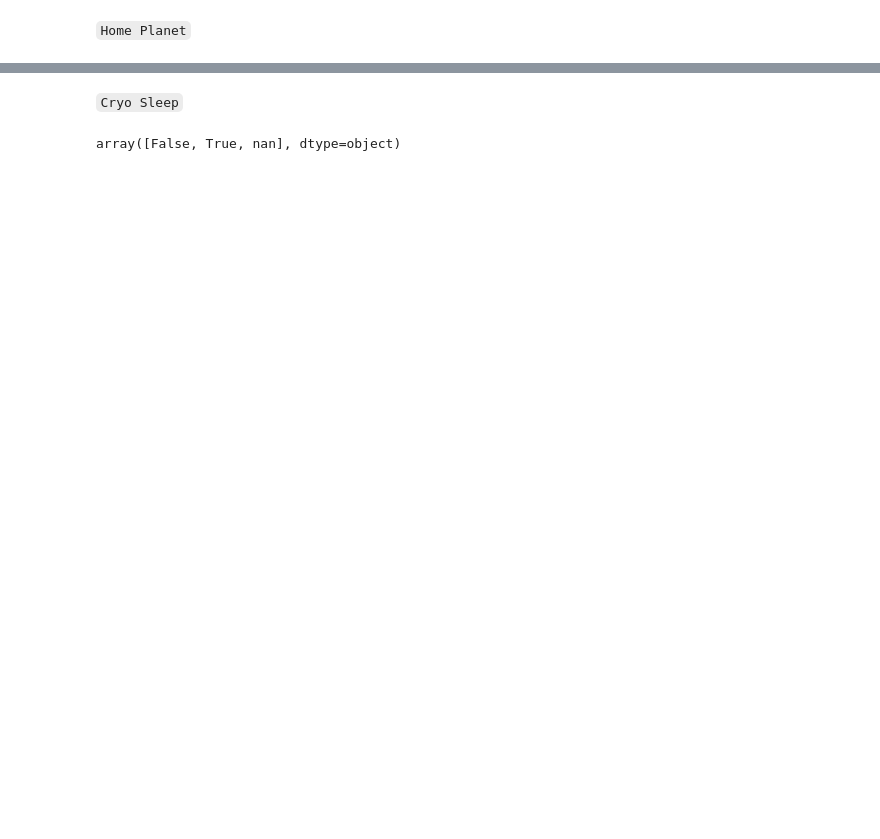
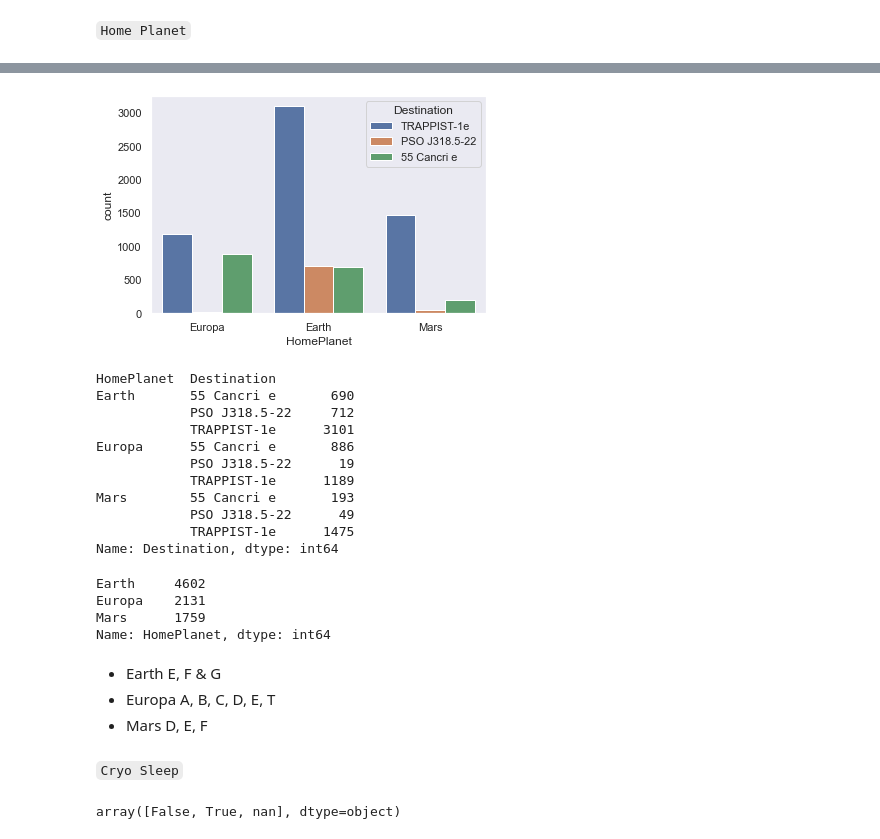
Before and after one commit to SZhafiri/Kagge_Spaceship_Titanic, a Jupyter notebook: First Look.ipynb, the cells around one changed output, grey strips where cells are left out. Drawn from its saved outputs; the diff is of its cells as text; code cells hidden in the pictures; blank space fills up the shorter version.

```diff
--- a/First Look.ipynb
+++ b/First Look.ipynb
@@ -184 +244,3 @@ train['PassengerId'].value_counts().head()
 Name: PassengerId, dtype: int64
+# %%
+train[['PassengerGroup', 'PassengerNo']] = train['PassengerId'].str.split('_', expand=True)
@@ -191,3 +338,32 @@ array(['Europa', 'Earth', 'Mars', nan], dtype=object)
+# %%
+sns.countplot(x='HomePlanet', hue='Destination', data=train)
+plt.show()
+
+train.groupby(['HomePlanet', 'Destination']).Destination.agg(len)
+# %% [output]
+[figure, added]
+HomePlanet  Destination
+Earth       55 Cancri e       690
+            PSO J318.5-22     712
+            TRAPPIST-1e      3101
+Europa      55 Cancri e       886
+            PSO J318.5-22      19
+            TRAPPIST-1e      1189
+Mars        55 Cancri e       193
+            PSO J318.5-22      49
+            TRAPPIST-1e      1475
+Name: Destination, dtype: int64
+# %%
+train['HomePlanet'].value_counts()
+# %% [output]
+Earth     4602
+Europa    2131
+Mars      1759
+Name: HomePlanet, dtype: int64
+# %% [markdown]
+- Earth E, F & G
+- Europa A, B, C, D, E, T
+- Mars D, E, F
 # %% [markdown]
 `Cryo Sleep`
 # %%
```
Also changed, not shown: parts of 67 cells of this notebook.
